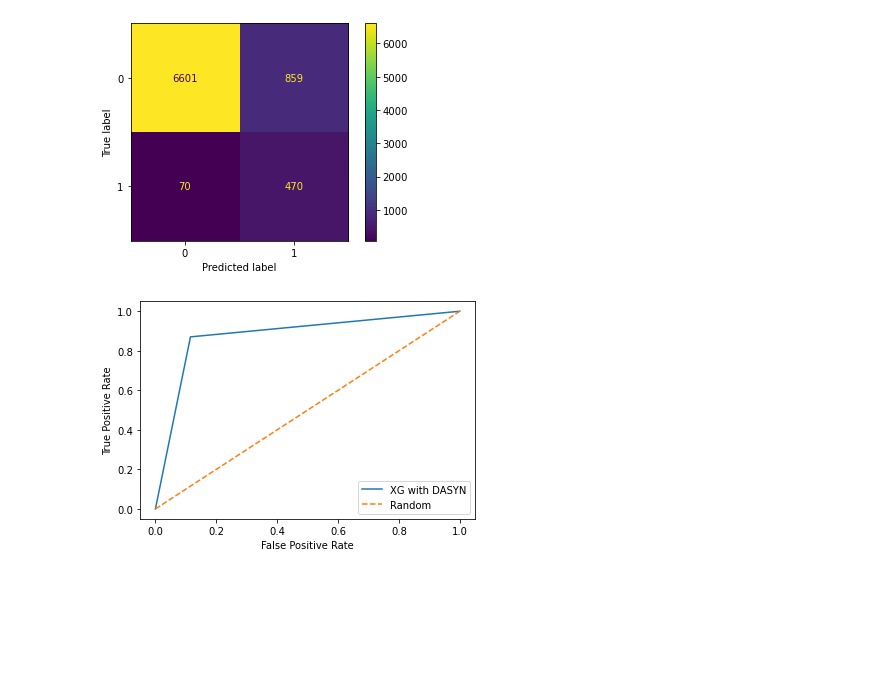
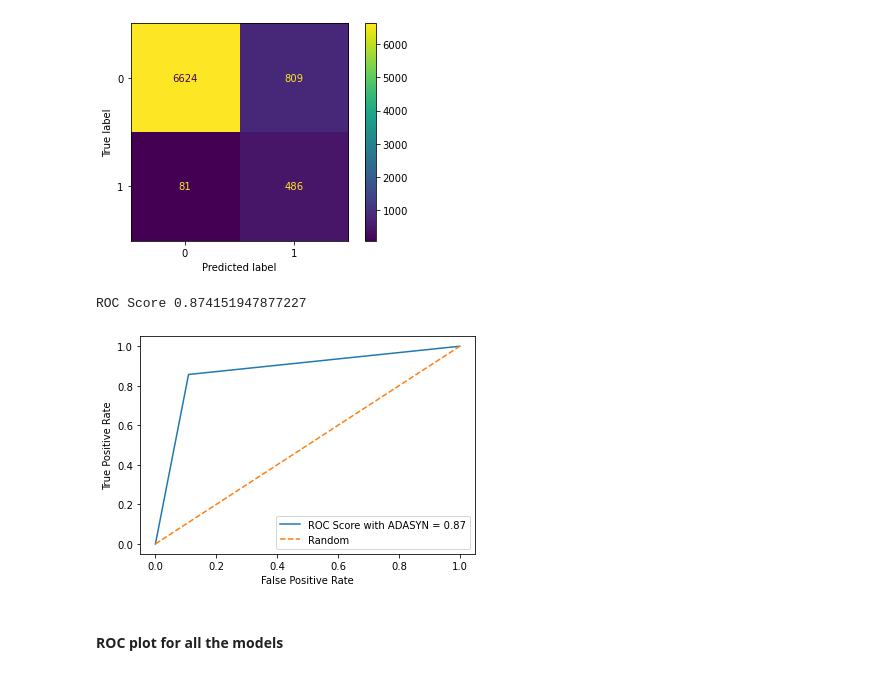
Before and after one commit to pchopalli/prashant, a Jupyter notebook: notebooks/bankingdeposit/1_prashant_banking_campaign .ipynb, the cells around one changed output. Saved outputs shown, nothing was run; the diff lists cells and outputs as text; code cells hidden in the pictures; blank space fills up the shorter version.

```diff
--- a/notebooks/bankingdeposit/1_prashant_banking_campaign .ipynb
+++ b/notebooks/bankingdeposit/1_prashant_banking_campaign .ipynb
@@ -368,0 +314,7 @@ Recall for XGBoost 0.4759259259259259
+# %%
+xgf= XGBRFClassifier(random_state=0)
+xgf.fit(Xf_train,y_train)
+print("Training score for XGBoost",xgf.score(Xf_train,y_train))
+print("Test score for XGBoost",xgf.score(Xf_test,y_test))
+y_xgfpred=xgf.predict(Xf_test)
+print(classification_report(y_test,y_xgfpred))
@@ -371,5 +357 @@ Class weights
 <p> Adjust the class weights for model with assigning more weightage to minority class '1'</p>
-# %%
-rfc=RandomForestClassifier(random_state=42,class_weight={0:1,1:(Y.value_counts()[0]/Y.value_counts()[1])})
-# rfc=RandomForestClassifier(random_state=0,class_weight="balanced")
-rfc.fit(X_train,y_train)
@@ -401,0 +358,11 @@ Balanced accuracy for RF with adjusted weights 0.6088074669844107
+# %%
+# XGBoost
+from xgboost import XGBRFClassifier
+pos_w=(Y.value_counts()[0]/Y.value_counts()[1]).astype("float64")
+pos_w
+xgw= XGBRFClassifier(random_state=0,scale_pos_weight = pos_w)
+xgw.fit(X_train_scaled,y_train)
+print("Training score for XGBoost",xgw.score(X_train_scaled,y_train))
+print("Test score for XGBoost",xgw.score(X_test_scaled,y_test))
+y_xgwpred=xgw.predict(X_test_scaled)
+print(classification_report(y_test,y_xgwpred))
@@ -518,13 +472,11 @@ Balanced dataset by upsampling using ADASYN method
 # Apply XGBoost on the upsampled data set
 from imblearn.over_sampling import ADASYN
 smk= ADASYN(n_neighbors=5,random_state=0,n_jobs=-1)
-X_k,y_k=smk.fit_resample(X_train,y_train)
-xg.fit(X_k,y_k)
-print("Training score RF with ADASYN", xg.score(X_k,y_k))
-print("test score RF with ADASYN",xg.score(X_test,y_test))
-y_xgspred=xg.predict(X_test)
-print("Precision Score with ADASYN ",precision_score(y_test,y_xgspred))
-print("Recall Score with ADASYN ",recall_score(y_test,y_xgspred))
-print("F1 Score with ADASYN ",f1_score(y_test,y_xgspred))
-print("Balanced accuracy for XG with ADASYN",balanced_accuracy_score(y_test,y_xgspred))
+X_k,y_k=smk.fit_resample(X_train_scaled,y_train)
+xga=XGBRFClassifier()
+xga.fit(X_k,y_k)
+print("Training score RF with ADASYN", xga.score(X_k,y_k))
+print("test score RF with ADASYN",xga.score(X_test_scaled,y_test))
+y_xgapred=xga.predict(X_test_scaled)
+print(classification_report(y_test,y_xgapred))
 # %% [output]
@@ -542,13 +498,18 @@ cm_plot.plot()
 <sklearn.metrics._plot.confusion_matrix.ConfusionMatrixDisplay at 0x...>
 [figure]
 # %%
-fpr,tpr,threshold = roc_curve(y_test,y_xgspred)
+roc_auc=roc_auc_score(y_test,y_xgapred)
+print("ROC Score",roc_auc)
+fpr,tpr,threshold = roc_curve(y_test,y_xgapred)
 plt.figure()
-plt.plot(fpr,tpr,label='XG with DASYN')
+plt.plot(fpr,tpr,label='ROC Score with ADASYN = %0.2f' % roc_auc)
 plt.xlabel("False Positive Rate")
 plt.ylabel("True Positive Rate")
 plt.plot((0,1),(0,1),"--",label="Random")
 plt.legend()
 plt.show()
 # %% [output]
+ROC Score 0.874151947877227
-[figure, old version]
+[figure, new version]
+# %% [markdown]
+#### ROC plot for all the models
```
Also changed, not shown: parts of 54 cells of this notebook.
